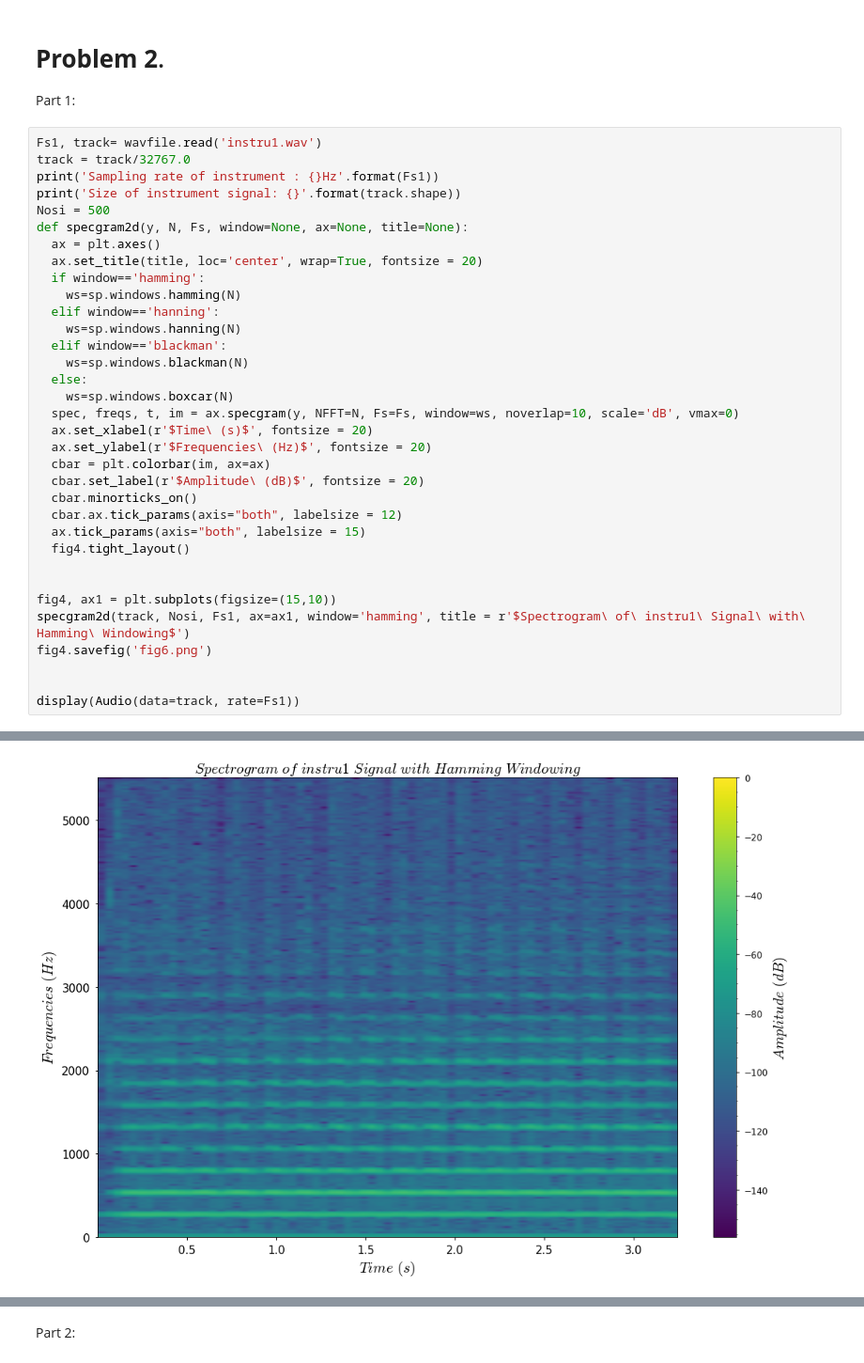
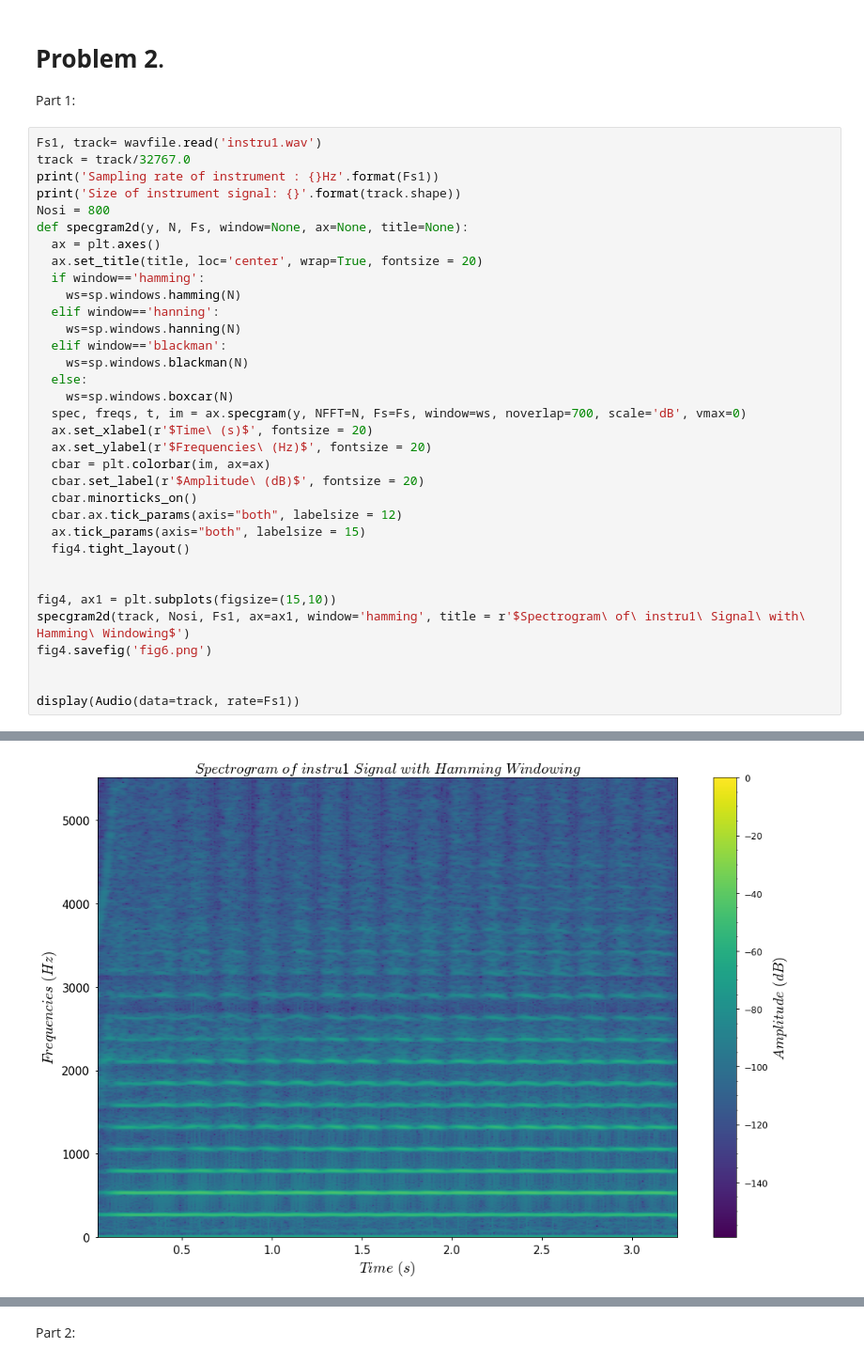
Before and after one commit to Harsha1569/DSP_Lab, a Jupyter notebook: Experiment_5/Experiment_5.ipynb, the cells around one changed output, grey strips where cells are left out. Shown at 94% size. Drawn from its saved outputs; the diff is of its cells as text.

```diff
--- a/Experiment_5/Experiment_5.ipynb
+++ b/Experiment_5/Experiment_5.ipynb
@@ -200,37 +201,37 @@ Fs1, track= wavfile.read('instru1.wav')
 track = track/32767.0
 print('Sampling rate of instrument : {}Hz'.format(Fs1))
 print('Size of instrument signal: {}'.format(track.shape))
-Nosi = 500
+Nosi = 800
 def specgram2d(y, N, Fs, window=None, ax=None, title=None):
   ax = plt.axes()
   ax.set_title(title, loc='center', wrap=True, fontsize = 20)
   if window=='hamming':
     ws=sp.windows.hamming(N)
   elif window=='hanning':
     ws=sp.windows.hanning(N)
   elif window=='blackman':
     ws=sp.windows.blackman(N)
   else:
     ws=sp.windows.boxcar(N)
-  spec, freqs, t, im = ax.specgram(y, NFFT=N, Fs=Fs, window=ws, noverlap=10, scale='dB', vmax=0)
+  spec, freqs, t, im = ax.specgram(y, NFFT=N, Fs=Fs, window=ws, noverlap=700, scale='dB', vmax=0)
   ax.set_xlabel(r'$Time\ (s)$', fontsize = 20)
   ax.set_ylabel(r'$Frequencies\ (Hz)$', fontsize = 20)
   cbar = plt.colorbar(im, ax=ax)
   cbar.set_label(r'$Amplitude\ (dB)$', fontsize = 20)
   cbar.minorticks_on()
   cbar.ax.tick_params(axis="both", labelsize = 12)
   ax.tick_params(axis="both", labelsize = 15)
   fig4.tight_layout()
 
 
 fig4, ax1 = plt.subplots(figsize=(15,10))
 specgram2d(track, Nosi, Fs1, ax=ax1, window='hamming', title = r'$Spectrogram\ of\ instru1\ Signal\ with\ Hamming\ Windowing$')
 fig4.savefig('fig6.png')
 
 
 display(Audio(data=track, rate=Fs1))
 # %% [output]
 Sampling rate of instrument : 11025Hz
 Size of instrument signal: (36250,)
 [interactive output not drawn]
-[figure, old version]
+[figure, new version]
```
Also changed, not shown: parts of 10 cells of this notebook.
